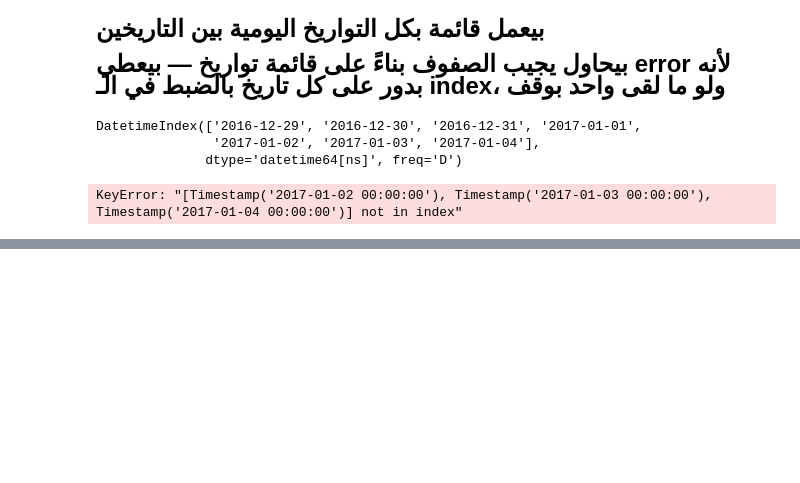
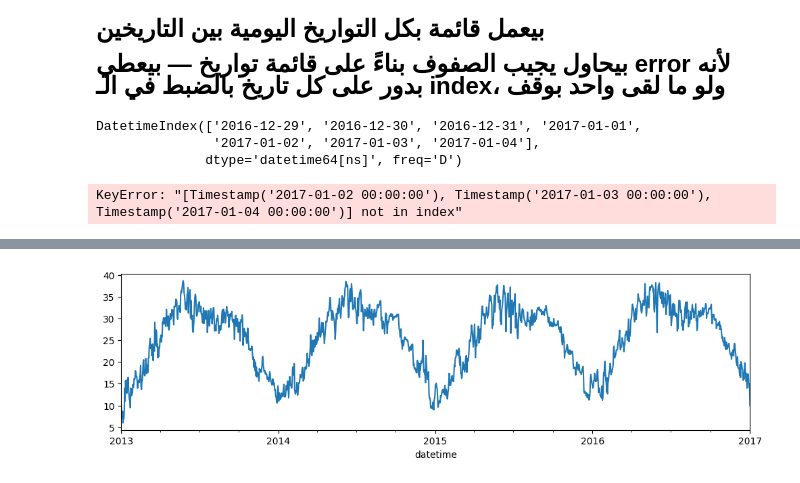
Before and after one commit to dohaalnabahin/Data_science_and_machine_learning_Journey, a Jupyter notebook: Timedeltas_Date_Ranges.ipynb, the cells around one changed output, grey strips where cells are left out. Saved outputs shown, nothing was run; the diff lists cells and outputs as text; code cells hidden in the pictures; blank space fills up the shorter version.

```diff
--- a/Timedeltas_Date_Ranges.ipynb
+++ b/Timedeltas_Date_Ranges.ipynb
@@ -84,0 +304,5 @@ KeyError: "[Timestamp('2017-01-02 00:00:00'), Timestamp('2017-01-03 00:00:00'),
+# %%
+## plot a 12x3 figure
+ts.plot(figsize=(12,3));
+# %% [output]
+[figure, added]
```
Also changed, not shown: parts of 33 cells of this notebook.
